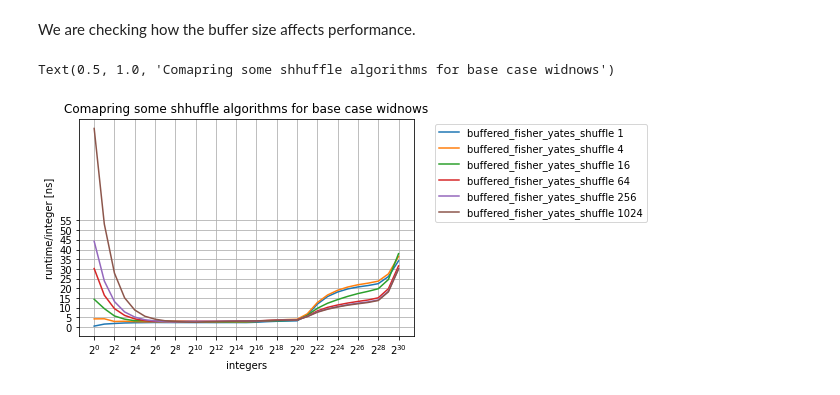
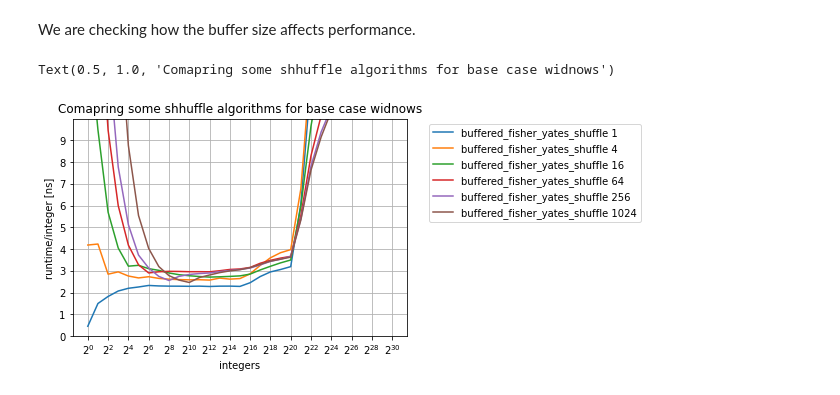
Before and after one commit to pengilton/cip_shuffle, a Jupyter notebook: benchmarks/evaluation/06_analysis_buffered.ipynb, the cells around one changed output. Drawn from its saved outputs; the diff is of its cells as text; code cells hidden in the pictures.

```diff
--- a/benchmarks/evaluation/06_analysis_buffered.ipynb
+++ b/benchmarks/evaluation/06_analysis_buffered.ipynb
@@ -37,21 +37,22 @@ for df in dfs_buffered:
 # %%
 # We plot data
 ax_xticks = [2 ** i for i in range(0, 31, 2)]
-ax_yticks = [5 * i for i in range(0, 12, 1)]
+ax_yticks = [1 * i for i in range(0, 10, 1)]
 
 ax = dfs_buffered[0].plot(x="integers", y="runtime/integer [ns]", label=dfs_buffered[0]["function"][0] + " " + str(dfs_buffered[0]["buffer"][0]))
 for i in range(2, len(dfs_buffered), 2):
     dfs_buffered[i].plot(ax=ax, x="integers", y="runtime/integer [ns]", label=dfs_buffered[i]["function"][0] + " " + str(dfs_buffered[i]["buffer"][0]))
 
 ax.set_xscale("log", base=2)
 # ax.set_yscale("log", base=10)
 ax.set_xticks(ax_xticks)
 ax.set_yticks(ax_yticks)
+ax.set_ylim(0, 5 * 2)
 ax.grid(True)
 ax.set_xlabel("integers")
 ax.set_ylabel("runtime/integer [ns]")
 ax.legend(bbox_to_anchor=(1.05, 1.0), loc='upper left')
 ax.set_title("Comapring some shhuffle algorithms for base case widnows")
 # %% [output]
 Text(0.5, 1.0, 'Comapring some shhuffle algorithms for base case widnows')
-[figure, old version]
+[figure, new version]
```
Also changed, not shown: 27 other files.
